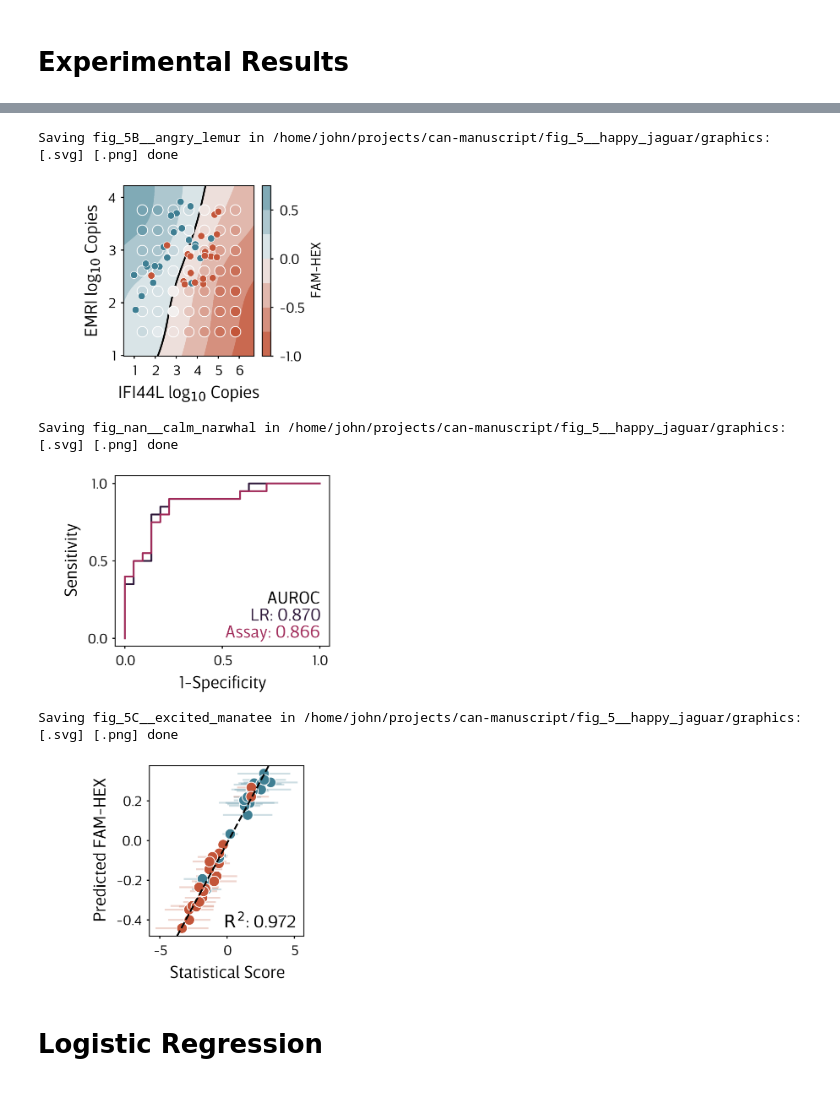
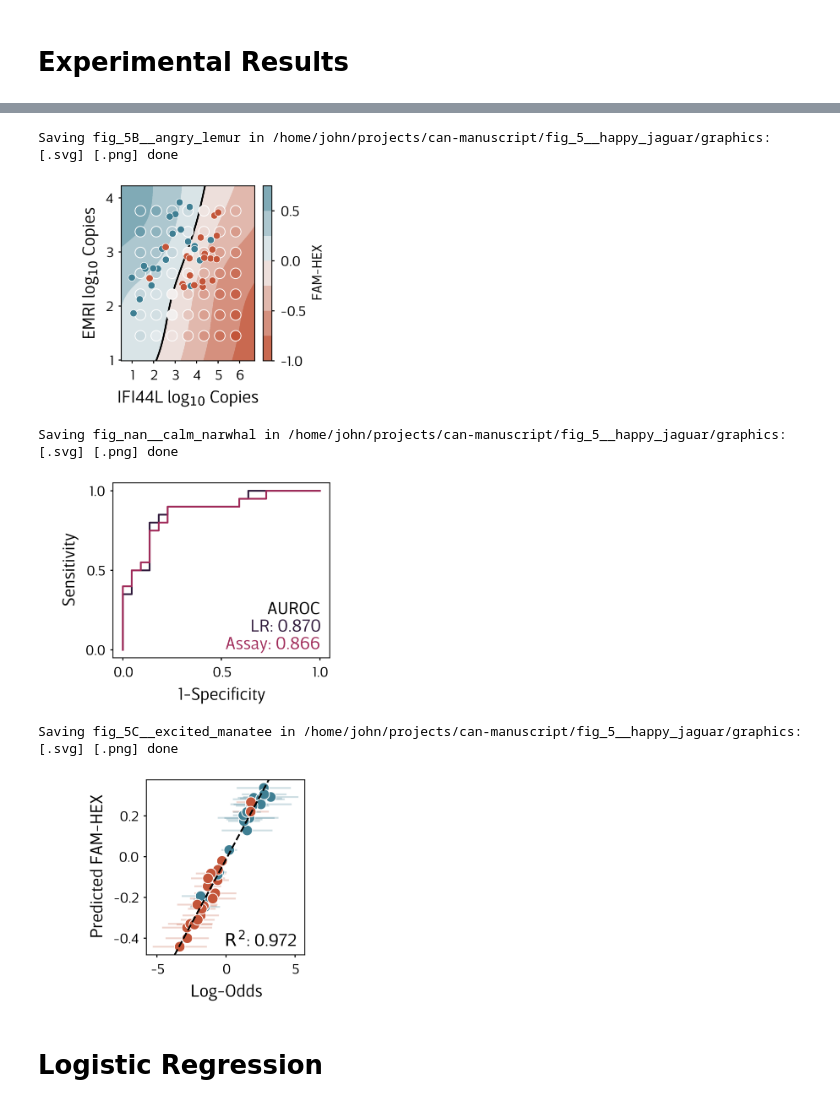
Before and after one commit to JohnGoertz/can-manuscript, a Jupyter notebook: fig_5__happy_jaguar/code/fig_5__happy_jaguar__febrile_signature_experimental.ipynb, the cells around one changed output, grey strips where cells are left out. Saved outputs shown, nothing was run; the diff lists cells and outputs as text; code cells hidden in the pictures.

Commit message:
adjust xlabel of fig_5C__excited_manatee to Log-Odds

```diff
--- a/fig_5__happy_jaguar/code/fig_5__happy_jaguar__febrile_signature_experimental.ipynb
+++ b/fig_5__happy_jaguar/code/fig_5__happy_jaguar__febrile_signature_experimental.ipynb
@@ -36,7 +36,7 @@ from utils import savefig
 # Figure Formatting
 # %%
 width = 2.365
-height = 1.75
+height = 1.75+0.05
 figsize = (width, height)
 ticklabelsize = 6
 labelsize = 6
@@ -44,7 +44,7 @@ labelsize = 6
 mar_l = 0.4
 mar_r = 0.05
 mar_t = 0.05
-mar_b = 0.375
+mar_b = 0.375+0.05
 
 
 def format_fig(
@@ -175,36 +157,37 @@ obj.plot_roc(ax=ax, color=CAN_color)
 obj.roc["m"] = np.array(obj.roc["m"])
 xl, yl = ax.get_xlim(), ax.get_ylim()
 
 xy = (np.diff(xl) * 0.95 + xl[0], np.diff(yl) * 0.25 + yl[0])
 ax.annotate("AUROC", xy=xy, ha="right", color="k")
 
 xy = (np.diff(xl) * 0.95 + xl[0], np.diff(yl) * 0.15 + yl[0])
 ax.annotate(f"LR: {LR_auroc:0.3f}", xy=xy, ha="right", color=LR_color)
 
 xy = (np.diff(xl) * 0.95 + xl[0], np.diff(yl) * 0.05 + yl[0])
 ax.annotate(f'Assay: {obj.auroc("m"):0.3f}', xy=xy, ha="right", color=CAN_color)
 
 savefig(fig, alias="calm_narwhal", display_width_inches=0.5)
 
 fig, ax = plt.subplots(1, 1, figsize=figsize)
 obj.plot_comparison(
     ax=ax, scatter_kws={"s": 6**2}, line_kws={"alpha": 0.25, "zorder": -1}
 )
 ax.set_ylabel("Predicted FAM-HEX")
+ax.set_xlabel("Log-Odds")
 xl, yl = ax.get_xlim(), ax.get_ylim()
 xy = (np.diff(xl) * 0.95 + xl[0], np.diff(yl) * 0.05 + yl[0])
 ax.annotate(f"$R^2$: {obj.reg.rvalue**2:0.3f}", xy=xy, ha="right")
 format_fig(fig, figsize=figsize, mar_b=0.5, mar_l=0.65, mar_r=0.2)
 
 
 savefig(fig, alias="excited_manatee", display_width_inches=0.5)
 # %% [output]
 Saving fig_5B__angry_lemur in /home/john/projects/can-manuscript/fig_5__happy_jaguar/graphics: [.svg] [.png] done
-[figure, old version]
+[figure, new version]
 Saving fig_nan__calm_narwhal in /home/john/projects/can-manuscript/fig_5__happy_jaguar/graphics: [.svg] [.png] done
-[figure, old version]
+[figure, new version]
 Saving fig_5C__excited_manatee in /home/john/projects/can-manuscript/fig_5__happy_jaguar/graphics: [.svg] [.png] done
-[figure, old version]
+[figure, new version]
 # %% [markdown]
 # Logistic Regression
 # %%
```
Also changed, not shown: parts of 3 cells of this notebook, 8 other files.
